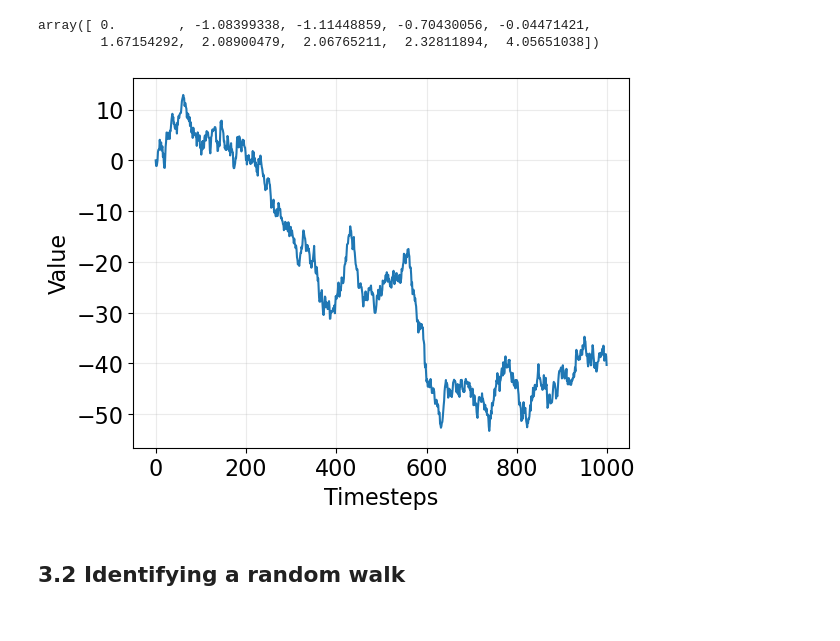
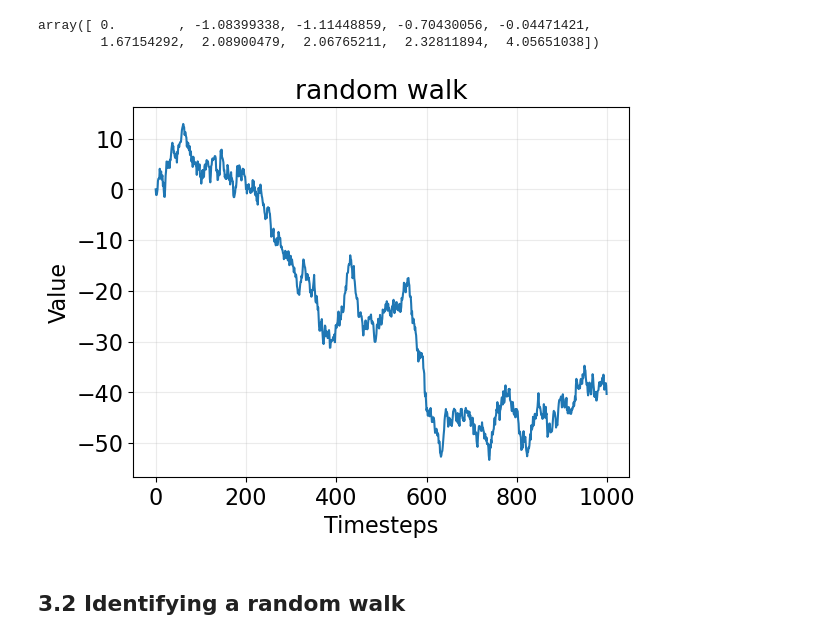
Before and after one commit to LugoBlogger/SI-201-542-forecasting-technique, a Jupyter notebook: week-03.ipynb, the cells around one changed output. Cells and saved outputs as stored; diff of their text form; code cells hidden in the pictures.

```diff
--- a/week-03.ipynb
+++ b/week-03.ipynb
@@ -85,14 +87,15 @@ array([ 0.        , -1.08399338, -1.11448859, -0.70430056, -0.04471421,
 # %%
 fig, ax = plt.subplots()
 
 ax.plot(random_walk)
 ax.set_xlabel("Timesteps")
 ax.set_ylabel("Value")
+ax.set_title("random walk")
 ax.grid("on")
 
 plt.show(fig)
 # %% [output]
-[figure, old version]
+[figure, new version]
 # %% [markdown]
 ## 3.2 Identifying a random walk
 # %% [markdown]
```
Also changed, not shown: parts of 37 cells of this notebook, 1 other file.
